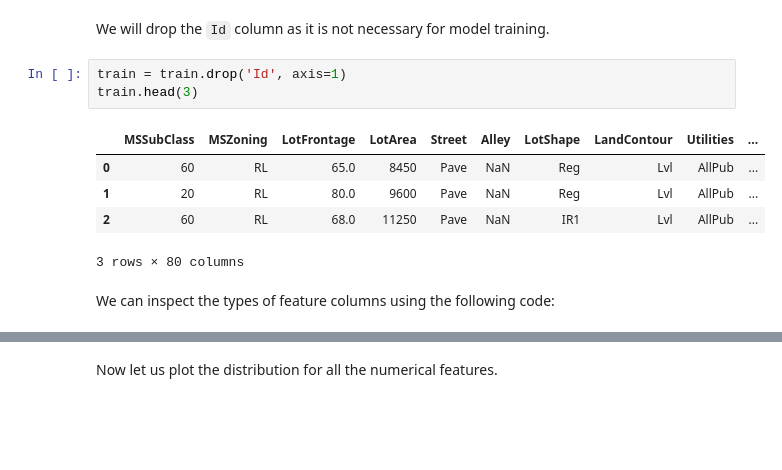
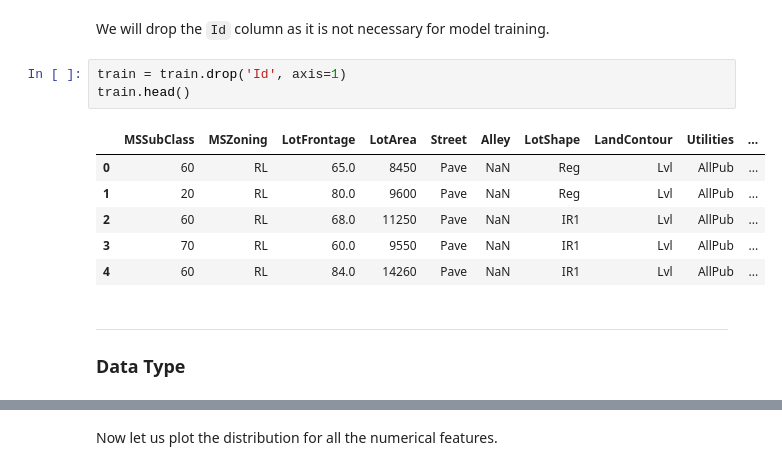
Before and after one commit to samia-boubaya/ironkaggle, a Jupyter notebook: notebooks/S00_starter.ipynb, the cells around one changed output, grey strips where cells are left out. Saved outputs shown, nothing was run; the diff lists cells and outputs as text; blank space fills up the shorter version.

```diff
--- a/notebooks/S00_starter.ipynb
+++ b/notebooks/S00_starter.ipynb
@@ -126,15 +171,17 @@ Length: 5, dtype: str
 We will drop the `Id` column as it is not necessary for model training.
 # %%
 train = train.drop('Id', axis=1)
-train.head(3)
+train.head()
 # %% [output]
 |  | MSSubClass | MSZoning | LotFrontage | LotArea | Street | Alley | LotShape | LandContour | Utilities | ... |
 | 0 | 60 | RL | 65.0 | 8450 | Pave | NaN | Reg | Lvl | AllPub | ... |
 | 1 | 20 | RL | 80.0 | 9600 | Pave | NaN | Reg | Lvl | AllPub | ... |
 | 2 | 60 | RL | 68.0 | 11250 | Pave | NaN | IR1 | Lvl | AllPub | ... |
+| 3 | 70 | RL | 60.0 | 9550 | Pave | NaN | IR1 | Lvl | AllPub | ... |
+| 4 | 60 | RL | 84.0 | 14260 | Pave | NaN | IR1 | Lvl | AllPub | ... |
-3 rows × 80 columns
-# %% [markdown]
-We can inspect the types of feature columns using the following code:
+# %% [markdown]
+---
+### Data Type
 # %%
 train.info()
 # %% [output]
```
Also changed, not shown: parts of 33 cells of this notebook, 3 other files.
